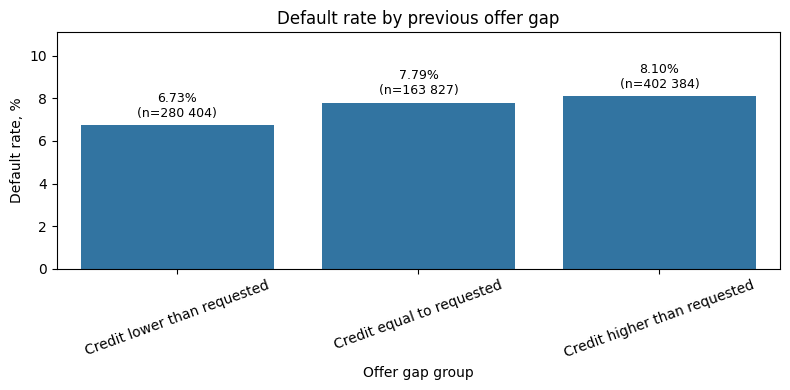
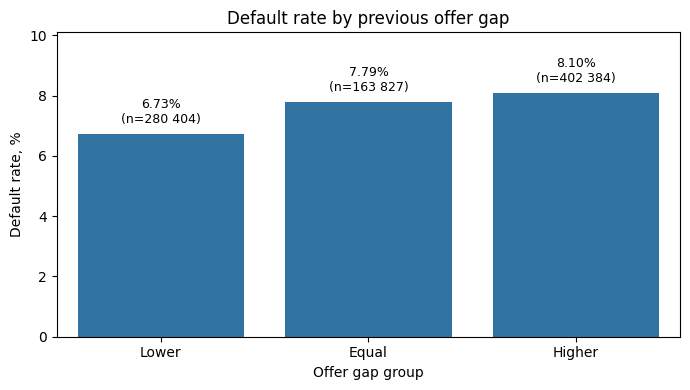
Unified diff of the notebook cell whose output changed from the first chart to the second:
--- before
+++ after
@@ -1,7 +1,7 @@
-plt.figure(figsize=(8, 4))
+plt.figure(figsize=(7, 4))
 
 ax = sns.barplot(
-    data=offer_gap_summary,
-    x="offer_gap_group",
+    data=offer_gap_plot,
+    x="offer_gap_group_short",
     y="default_rate"
 )
@@ -10,9 +10,14 @@
 plt.xlabel("Offer gap group")
 plt.ylabel("Default rate, %")
-plt.ylim(0, offer_gap_summary["default_rate"].max() + 3)
+plt.ylim(0, offer_gap_plot["default_rate"].max() + 2)
 
-add_bar_labels(ax, offer_gap_summary, "default_rate", "applications_count", 0.25)
+add_bar_labels(
+    ax,
+    offer_gap_plot,
+    "default_rate",
+    "applications_count",
+    0.25
+)
 
-plt.xticks(rotation=20)
 plt.tight_layout()
 plt.show()

Commit: Add SQL analysis and update feature preparation